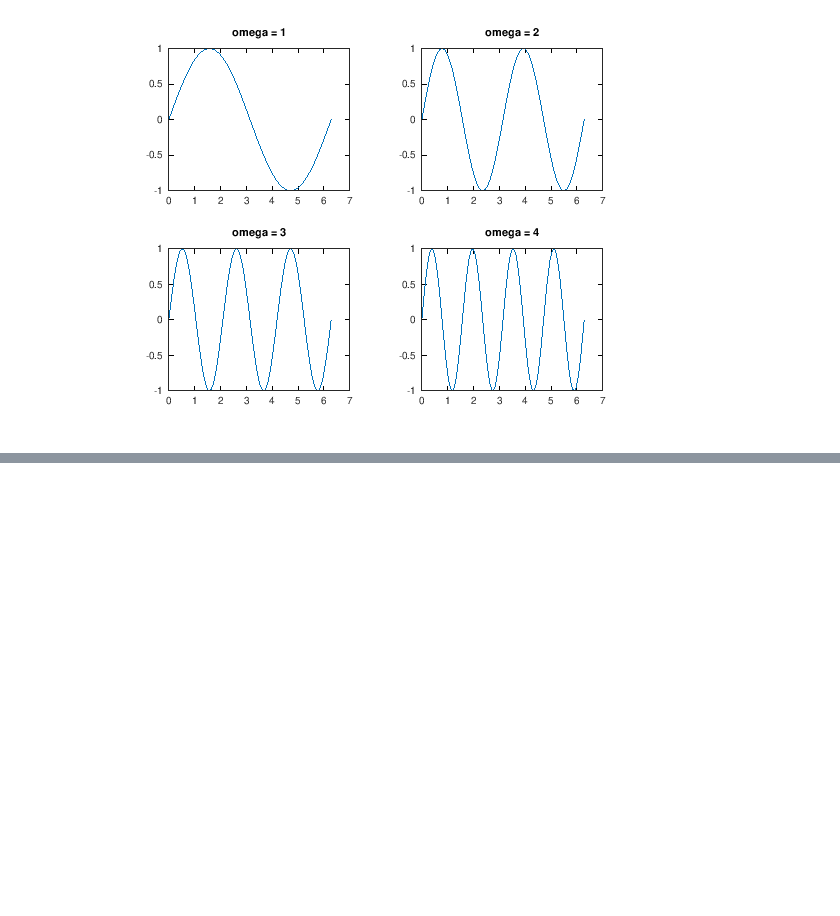
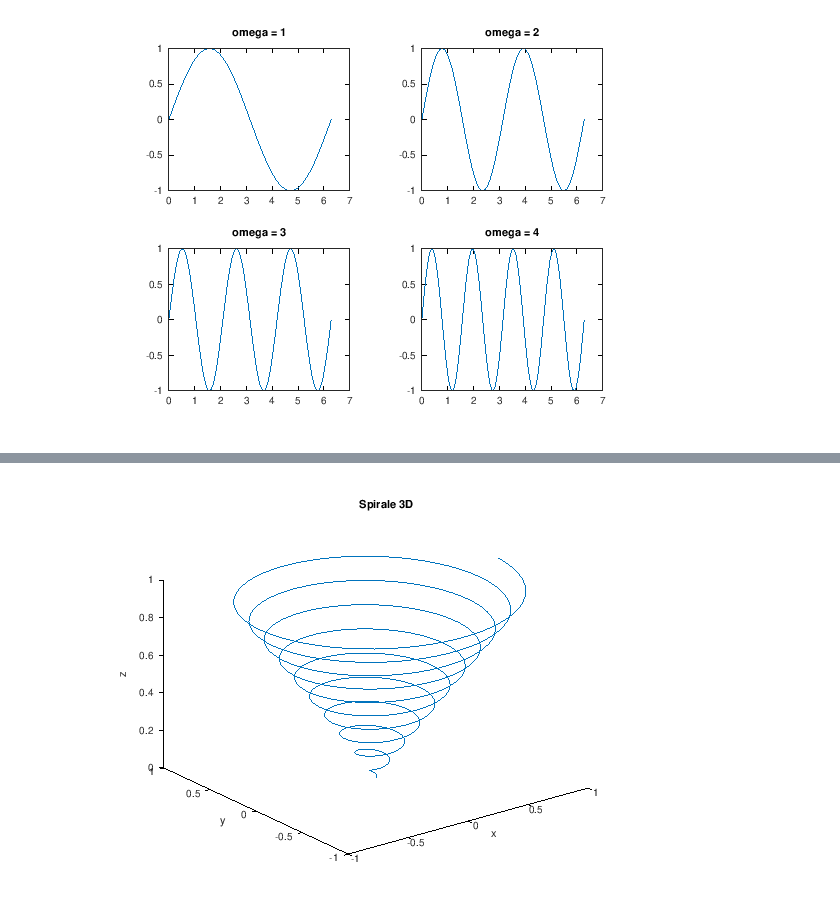
Before and after one commit to paulber/MiseANiveauMatlab, a Jupyter notebook: Chapitre 5 - Présenter ses résultats/Chapitre 5_1.ipynb, the cells around one changed output, grey strips where cells are left out. Saved outputs shown, nothing was run; the diff lists cells and outputs as text; code cells hidden in the pictures; blank space fills up the shorter version.

```diff
--- a/Chapitre 5 - Présenter ses résultats/Chapitre 5_1.ipynb
+++ b/Chapitre 5 - Présenter ses résultats/Chapitre 5_1.ipynb
@@ -122,0 +181,19 @@ end
+# %%
+close all
+nfig = 0;
+
+theta = 0:0.1:20*pi;
+r = linspace (0, 1, length(theta));
+z = linspace (0, 1, length(theta));
+x = r.*cos(theta);
+y = r.*sin(theta);
+
+nfig = nfig + 1;
+figure(nfig)
+plot3 (x, y, z);
+title('Spirale 3D')
+xlabel('x')
+ylabel('y')
+zlabel('z')
+# %% [output]
+[figure, added]
```
Also changed, not shown: parts of 23 cells of this notebook.
